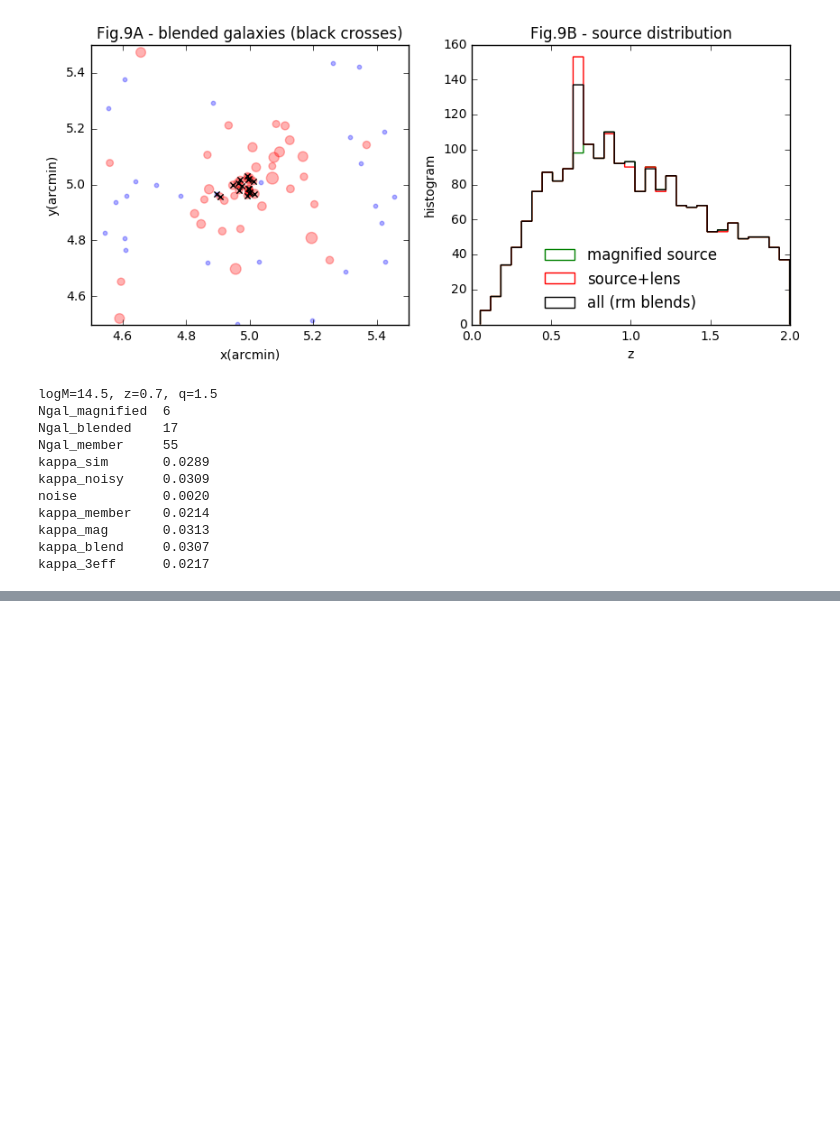
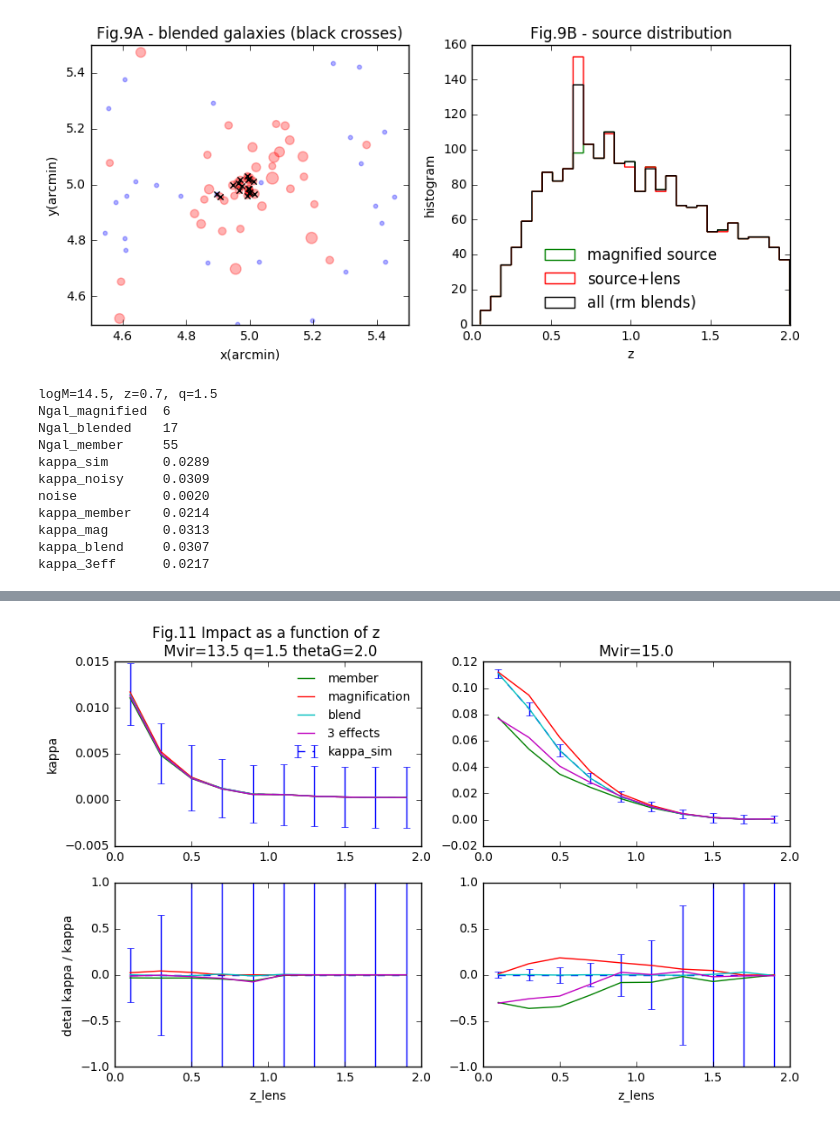
Before and after one commit to liuxx479/peak-bias, a Jupyter notebook: plots.ipynb, the cells around one changed output, grey strips where cells are left out. Cells and saved outputs as stored; diff of their text form; code cells hidden in the pictures; blank space fills up the shorter version.

```diff
--- a/plots.ipynb
+++ b/plots.ipynb
@@ -409,0 +418,28 @@ for iii in (1,3):
+# %%
+f=figure(figsize=(10,6))
+for iii in (1,4):
+    if iii==1:
+        ax1=f.add_subplot(221)
+        ax2=f.add_subplot(223)
+    else:
+        ax1=f.add_subplot(222)
+        ax2=f.add_subplot(224)
+    imean_sim=mean(knoise[iii],axis=-1)
+    ax1.errorbar(zarr, imean_sim,std(knoise[iii],axis=-1),label='kappa_sim',fmt='--')
+    ax2.errorbar(zarr, zeros(len(zarr)),std(knoise[iii],axis=-1)/mean(knoise[iii],axis=-1),fmt='--')
+    jjj=0
+    for imean in [mean(karr[iii],axis=-1) for karr in [kmem,kmag,kblend,k3eff] ]:
+        ax1.plot(zarr, imean, label=['member','magnification','blend','3 effects'][jjj])
+        ax2.plot(zarr, imean/imean_sim-1)
+        jjj+=1
+    if iii==1:
+        ax1.set_title('Fig.11 Impact as a function of z \n Mvir=%s q=%.1f thetaG=%.1f'%(Marr[iii],q,thetaG),fontsize=12)
+        ax1.legend(frameon=0,ncol=1,loc=0,fontsize=10)
+        ax1.set_ylabel('kappa')
+        ax2.set_ylabel('detal kappa / kappa')
+    else:ax1.set_title('Mvir=%s'%(Marr[iii]),fontsize=12)
+    ax2.set_xlabel('z_lens')
+    ax2.set_ylim(-1,1)
+show()
+# %% [output]
+[figure, added]
```
Also changed, not shown: parts of 3 cells of this notebook, 1 other file.
